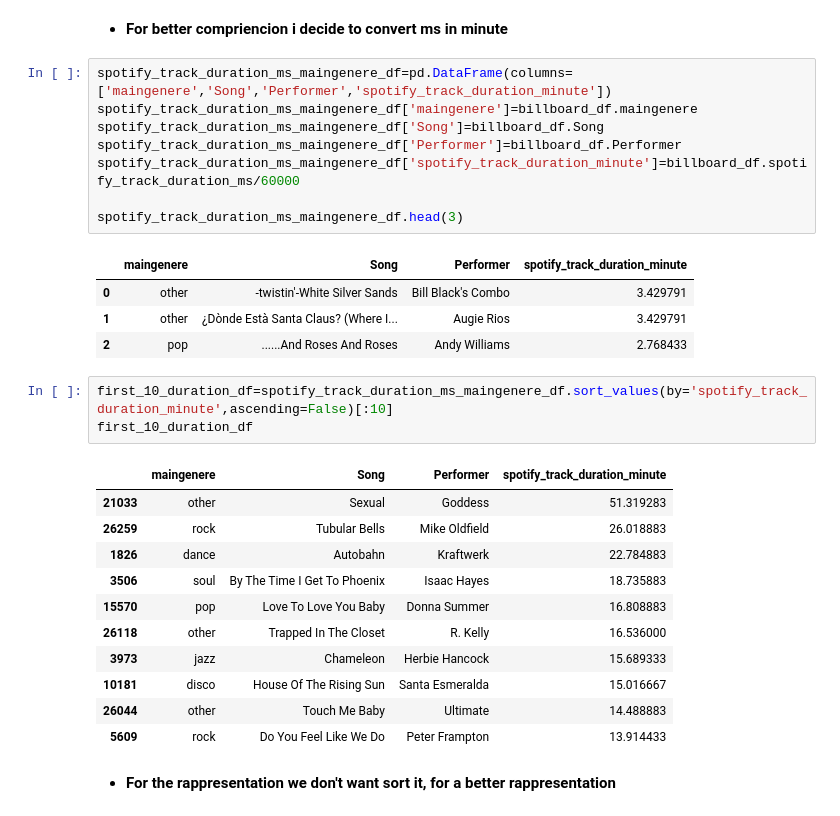
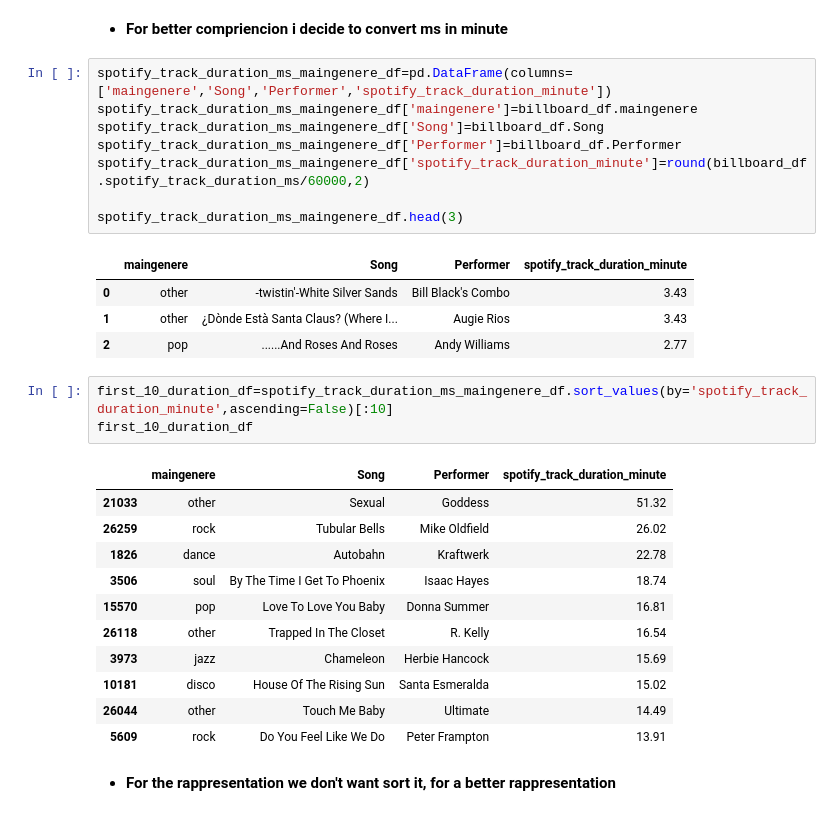
Before and after one commit to alelovo/Project_programming, a Jupyter notebook: project.ipynb, the cells around one changed output. Drawn from its saved outputs; the diff is of its cells as text.

```diff
--- a/project.ipynb
+++ b/project.ipynb
@@ -1170,31 +1210,31 @@ billboard_df.head(2)
 # %%
 spotify_track_duration_ms_maingenere_df=pd.DataFrame(columns=['maingenere','Song','Performer','spotify_track_duration_minute'])
 spotify_track_duration_ms_maingenere_df['maingenere']=billboard_df.maingenere
 spotify_track_duration_ms_maingenere_df['Song']=billboard_df.Song
 spotify_track_duration_ms_maingenere_df['Performer']=billboard_df.Performer
-spotify_track_duration_ms_maingenere_df['spotify_track_duration_minute']=billboard_df.spotify_track_duration_ms/60000
+spotify_track_duration_ms_maingenere_df['spotify_track_duration_minute']=round(billboard_df.spotify_track_duration_ms/60000,2)
 
 spotify_track_duration_ms_maingenere_df.head(3)
 # %% [output]
 |  | maingenere | Song | Performer | spotify_track_duration_minute |
-| 0 | other | -twistin'-White Silver Sands | Bill Black's Combo | 3.429791 |
-| 1 | other | ¿Dònde Està Santa Claus? (Where I... | Augie Rios | 3.429791 |
-| 2 | pop | ......And Roses And Roses | Andy Williams | 2.768433 |
+| 0 | other | -twistin'-White Silver Sands | Bill Black's Combo | 3.43 |
+| 1 | other | ¿Dònde Està Santa Claus? (Where I... | Augie Rios | 3.43 |
+| 2 | pop | ......And Roses And Roses | Andy Williams | 2.77 |
 # %%
 first_10_duration_df=spotify_track_duration_ms_maingenere_df.sort_values(by='spotify_track_duration_minute',ascending=False)[:10]
 first_10_duration_df
 # %% [output]
 |  | maingenere | Song | Performer | spotify_track_duration_minute |
-| 21033 | other | Sexual | Goddess | 51.319283 |
-| 26259 | rock | Tubular Bells | Mike Oldfield | 26.018883 |
-| 1826 | dance | Autobahn | Kraftwerk | 22.784883 |
-| 3506 | soul | By The Time I Get To Phoenix | Isaac Hayes | 18.735883 |
-| 15570 | pop | Love To Love You Baby | Donna Summer | 16.808883 |
-| 26118 | other | Trapped In The Closet | R. Kelly | 16.536000 |
-| 3973 | jazz | Chameleon | Herbie Hancock | 15.689333 |
-| 10181 | disco | House Of The Rising Sun | Santa Esmeralda | 15.016667 |
-| 26044 | other | Touch Me Baby | Ultimate | 14.488883 |
-| 5609 | rock | Do You Feel Like We Do | Peter Frampton | 13.914433 |
+| 21033 | other | Sexual | Goddess | 51.32 |
+| 26259 | rock | Tubular Bells | Mike Oldfield | 26.02 |
+| 1826 | dance | Autobahn | Kraftwerk | 22.78 |
+| 3506 | soul | By The Time I Get To Phoenix | Isaac Hayes | 18.74 |
+| 15570 | pop | Love To Love You Baby | Donna Summer | 16.81 |
+| 26118 | other | Trapped In The Closet | R. Kelly | 16.54 |
+| 3973 | jazz | Chameleon | Herbie Hancock | 15.69 |
+| 10181 | disco | House Of The Rising Sun | Santa Esmeralda | 15.02 |
+| 26044 | other | Touch Me Baby | Ultimate | 14.49 |
+| 5609 | rock | Do You Feel Like We Do | Peter Frampton | 13.91 |
 # %% [markdown]
 * **For the rappresentation we don't want sort it, for a better rappresentation**
 # %%
```
Also changed, not shown: parts of 17 cells of this notebook.
